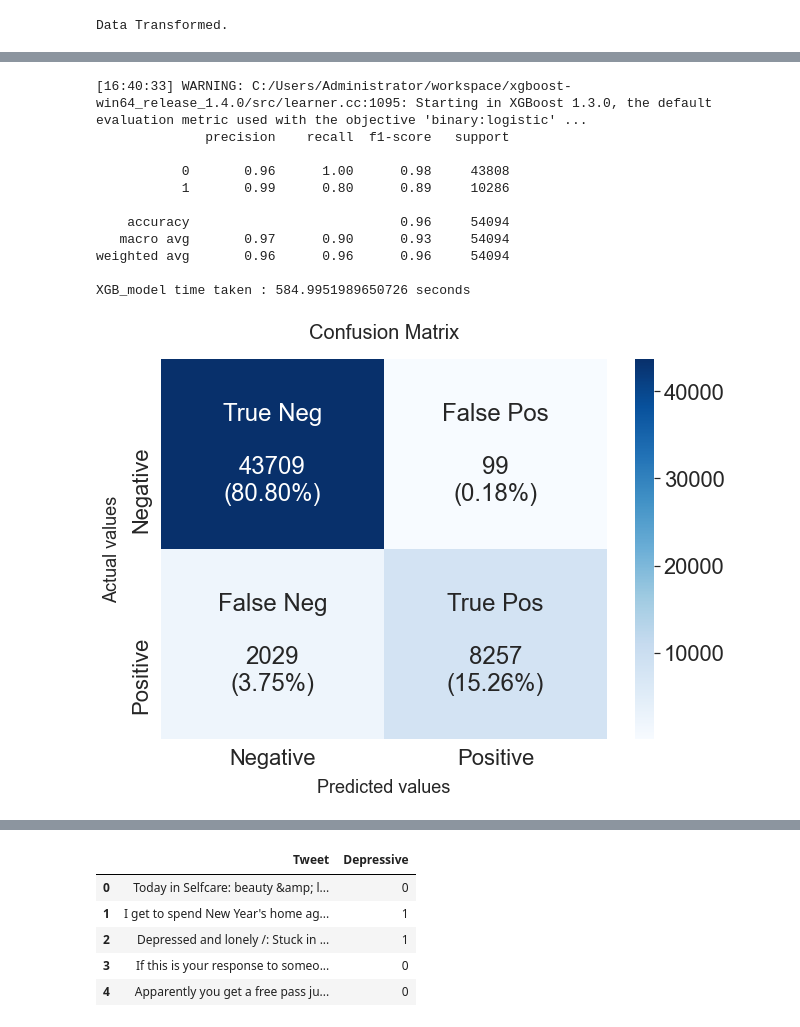
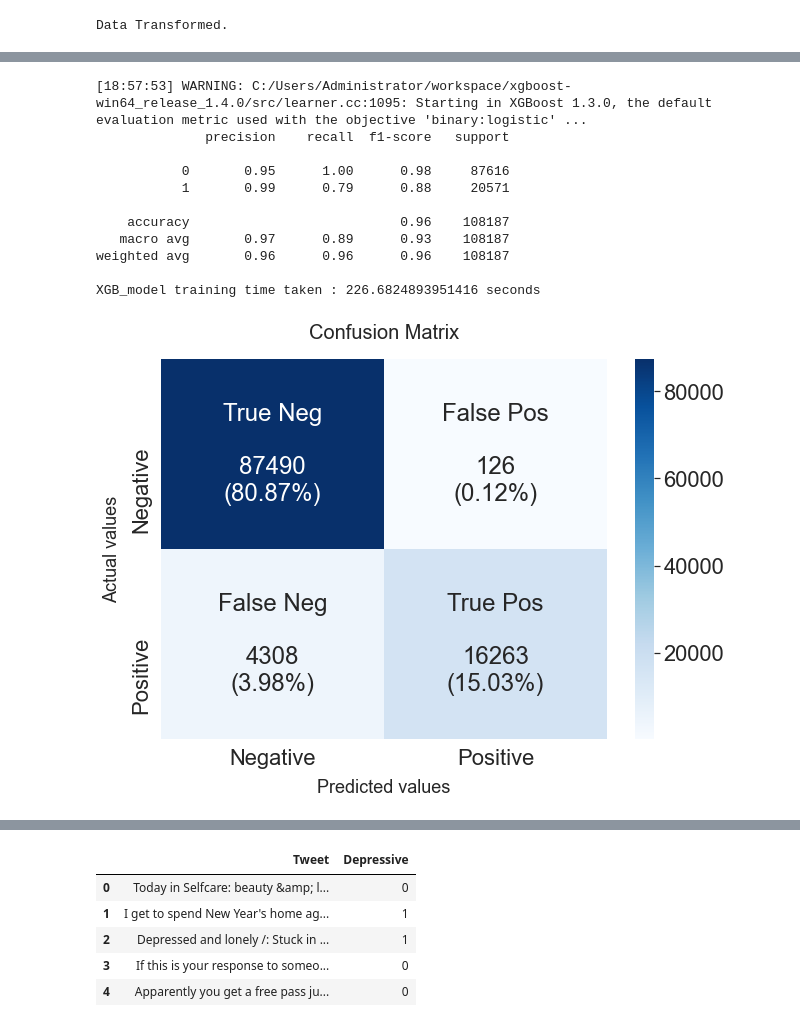
Before and after one commit to aroopkumar50/Depression-Detection-Twitter-Project, a Jupyter notebook: src/model/4. Model Selection.ipynb, the cells around one changed output, grey strips where cells are left out. Saved outputs shown, nothing was run; the diff lists cells and outputs as text; code cells hidden in the pictures.

Commit message:
Final model development in progress

```diff
--- a/src/model/4. Model Selection.ipynb
+++ b/src/model/4. Model Selection.ipynb
@@ -38,8 +37,9 @@ data.tail()
 | 1081865 | happy charitytuesday | 0 |
 # %%
 X_train, X_test, y_train, y_test = train_test_split(data["Tweet"], data["Depressive"]
-                                                    , test_size=.05
-                                                    , stratify=data["Depressive"])
+                                                    , test_size=.10
+                                                    , stratify=data["Depressive"]
+                                                    , random_state=23)
 # %%
 vectorizer = CountVectorizer(ngram_range=(1,2), max_features = 200000)
 # %%
@@ -141,23 +141,23 @@ BNB_model time taken : 0.5170004367828369 seconds
 # %%
 start = time.time()
-XGB_model = XGBClassifier(max_depth=5, n_estimators=500)
+XGB_model = XGBClassifier(max_depth=5, n_estimators=200)
 XGB_model.fit(X_train, y_train)
+XGB_time = time.time() - start
 XGB_pred = pd.Series(model_evaluate(XGB_model,X_test, y_test))
-XGB_time = time.time() - start
-print(f"XGB_model time taken : {XGB_time} seconds")
+print(f"XGB_model training time taken : {XGB_time} seconds")
 # %% [output]
-[16:40:33] WARNING: C:/Users/Administrator/workspace/xgboost-win64_release_1.4.0/src/learner.cc:1095: Starting in XGBoost 1.3.0, the default evaluation metric used with the objective 'binary:logistic' ...
+[18:57:53] WARNING: C:/Users/Administrator/workspace/xgboost-win64_release_1.4.0/src/learner.cc:1095: Starting in XGBoost 1.3.0, the default evaluation metric used with the objective 'binary:logistic' ...
               precision    recall  f1-score   support
 
-           0       0.96      1.00      0.98     43808
-           1       0.99      0.80      0.89     10286
+           0       0.95      1.00      0.98     87616
+           1       0.99      0.79      0.88     20571
 
-    accuracy                           0.96     54094
-   macro avg       0.97      0.90      0.93     54094
-weighted avg       0.96      0.96      0.96     54094
+    accuracy                           0.96    108187
+   macro avg       0.97      0.89      0.93    108187
+weighted avg       0.96      0.96      0.96    108187
 
-XGB_model time taken : 584.9951989650726 seconds
+XGB_model training time taken : 226.6824893951416 seconds
-[figure, old version]
+[figure, new version]
 # %%
 ## Training time comparison
 sns.set_context("talk", font_scale=1)
```
Also changed, not shown: parts of 14 cells of this notebook, 2 other files.
